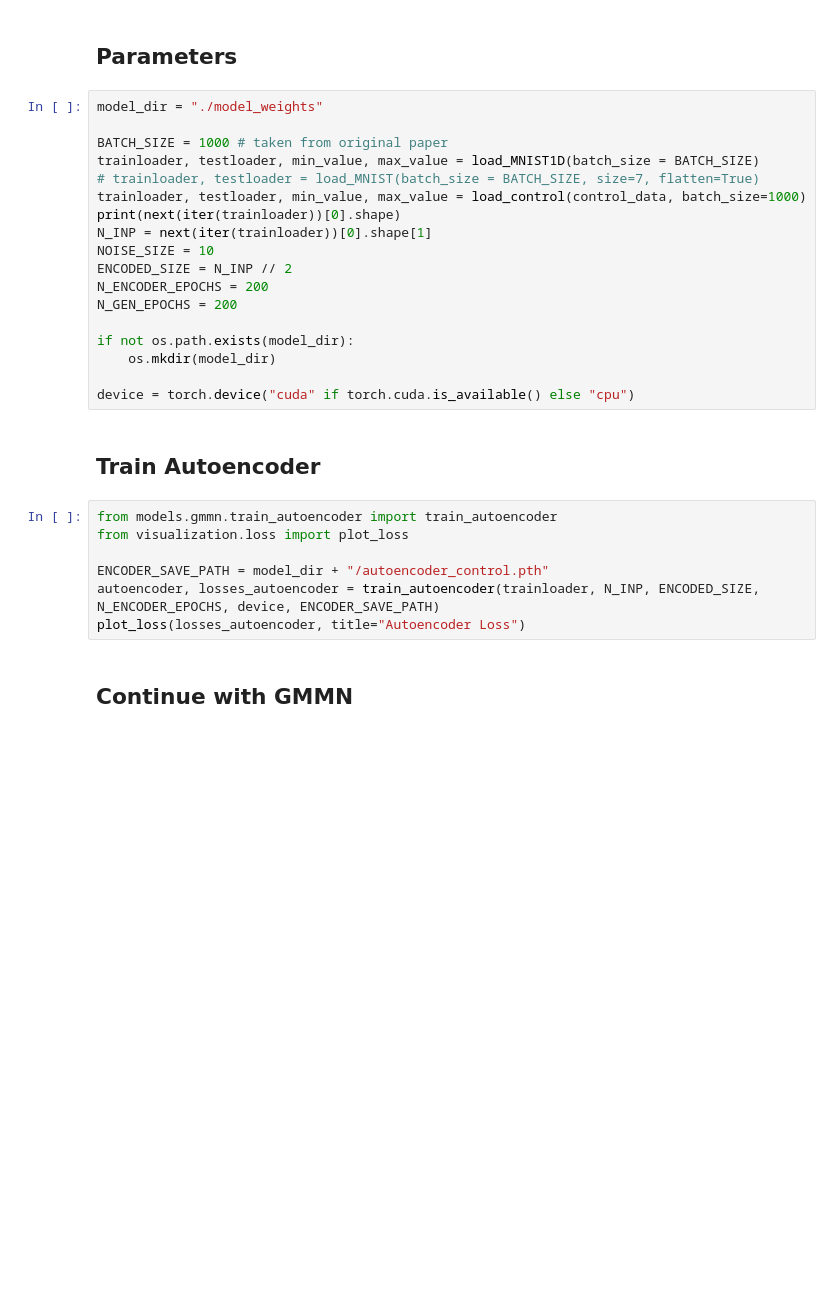
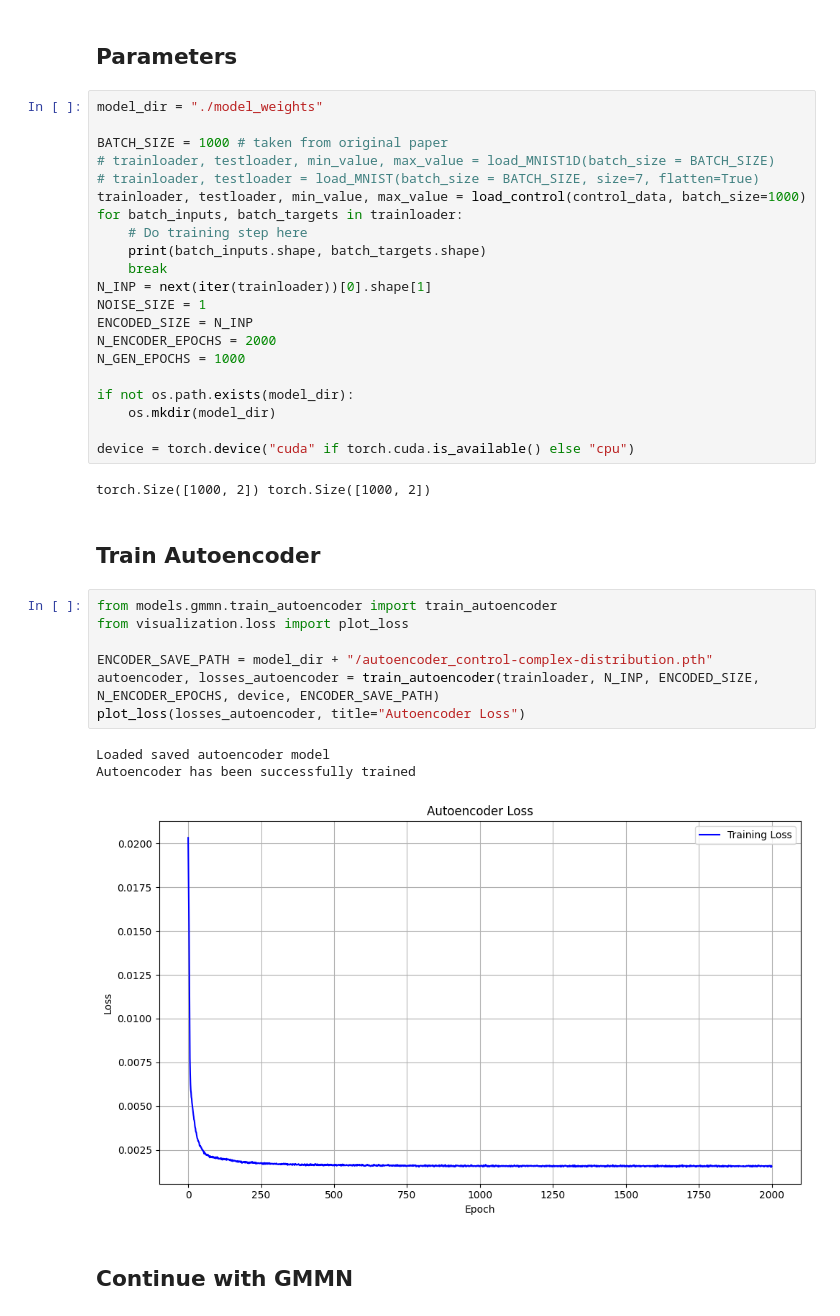
Before and after one commit to vdakov/mmd-gan-2, a Jupyter notebook: experiments.ipynb, the cells around one changed output. Saved outputs shown, nothing was run; the diff lists cells and outputs as text; blank space fills up the shorter version.

```diff
--- a/experiments.ipynb
+++ b/experiments.ipynb
@@ -55,29 +65,38 @@ control_data = get_mixture_distribution(mixture_list, weights, size=(10000, 4))
 model_dir = "./model_weights"
 
 BATCH_SIZE = 1000 # taken from original paper
-trainloader, testloader, min_value, max_value = load_MNIST1D(batch_size = BATCH_SIZE)
+# trainloader, testloader, min_value, max_value = load_MNIST1D(batch_size = BATCH_SIZE)
 # trainloader, testloader = load_MNIST(batch_size = BATCH_SIZE, size=7, flatten=True)
 trainloader, testloader, min_value, max_value = load_control(control_data, batch_size=1000)
-print(next(iter(trainloader))[0].shape)
+for batch_inputs, batch_targets in trainloader:
+    # Do training step here
+    print(batch_inputs.shape, batch_targets.shape)
+    break
 N_INP = next(iter(trainloader))[0].shape[1]
-NOISE_SIZE = 10
-ENCODED_SIZE = N_INP // 2
-N_ENCODER_EPOCHS = 200
-N_GEN_EPOCHS = 200
+NOISE_SIZE = 1
+ENCODED_SIZE = N_INP
+N_ENCODER_EPOCHS = 2000
+N_GEN_EPOCHS = 1000
 
 if not os.path.exists(model_dir):
     os.mkdir(model_dir)
 
 device = torch.device("cuda" if torch.cuda.is_available() else "cpu")
+# %% [output]
+torch.Size([1000, 2]) torch.Size([1000, 2])
 # %% [markdown]
 ## Train Autoencoder
 # %%
 from models.gmmn.train_autoencoder import train_autoencoder
 from visualization.loss import plot_loss
 
-ENCODER_SAVE_PATH = model_dir + "/autoencoder_control.pth"
+ENCODER_SAVE_PATH = model_dir + "/autoencoder_control-complex-distribution.pth"
 autoencoder, losses_autoencoder = train_autoencoder(trainloader, N_INP, ENCODED_SIZE, N_ENCODER_EPOCHS, device, ENCODER_SAVE_PATH)
 plot_loss(losses_autoencoder, title="Autoencoder Loss")
+# %% [output]
+Loaded saved autoencoder model
+Autoencoder has been successfully trained
+[figure, added]
 # %% [markdown]
 ## Continue with GMMN
 # %%
```
Also changed, not shown: parts of 7 cells of this notebook, 13 other files.
